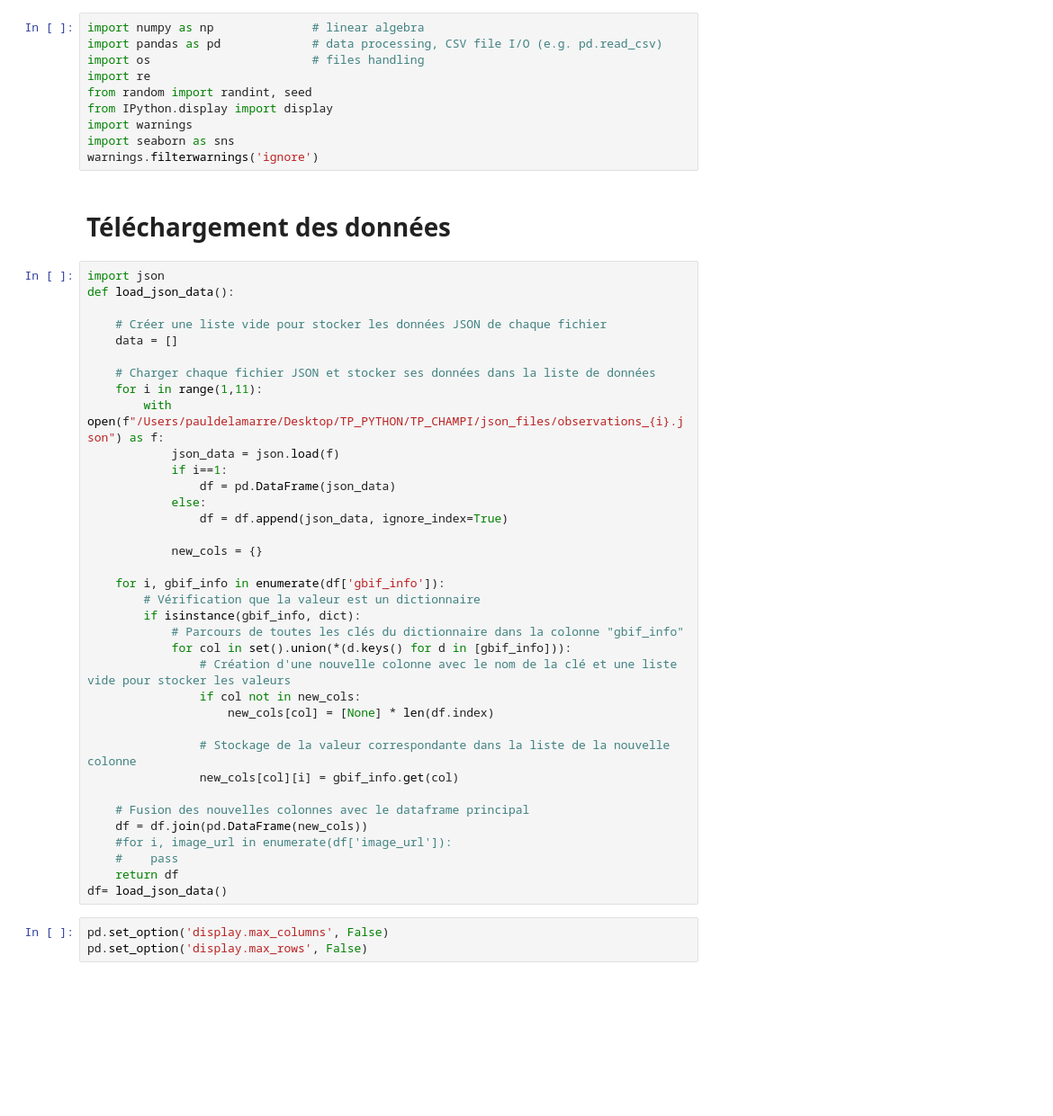
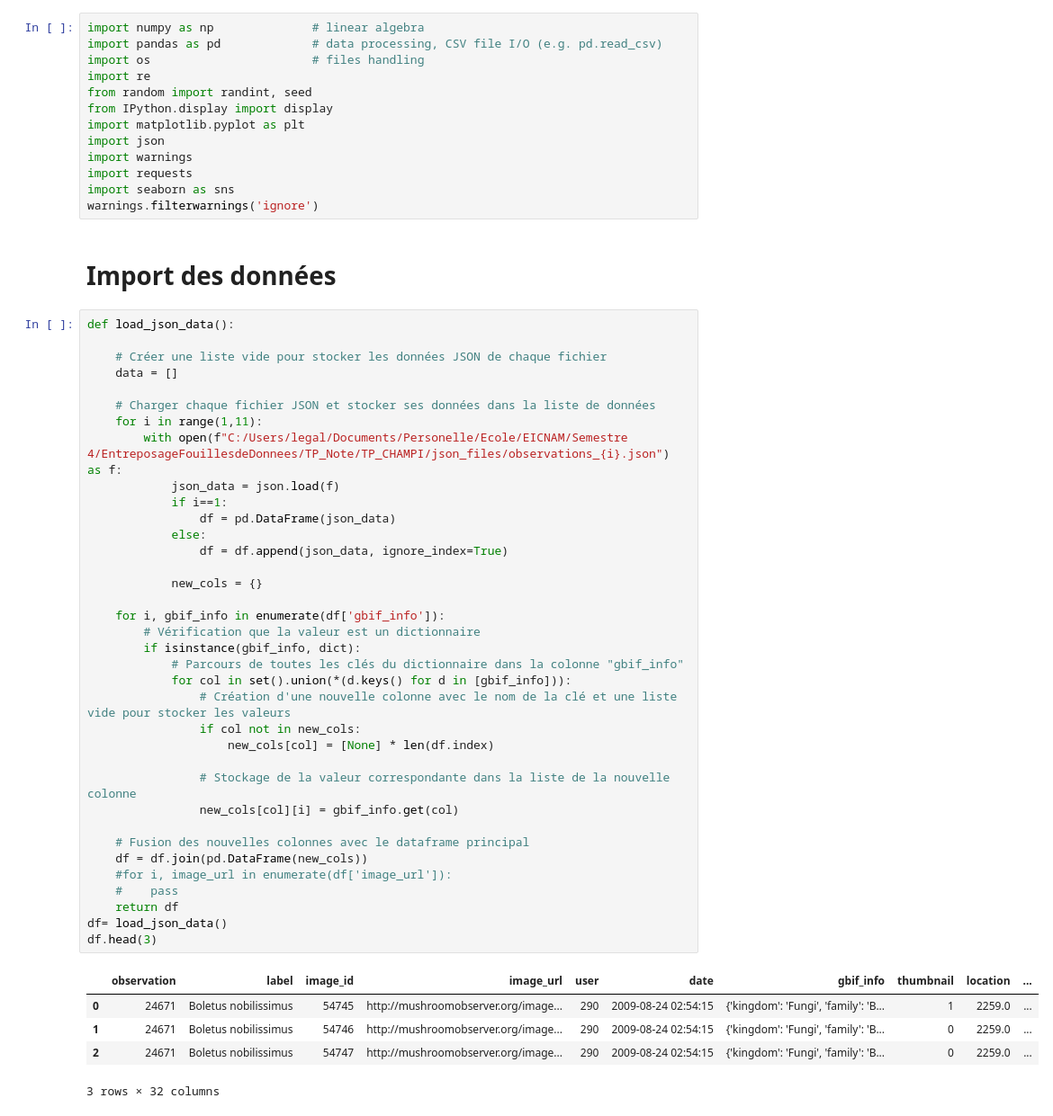
Before and after one commit to PaulDelamarre/TP_CHAMPI, a Jupyter notebook: CHAMPI.ipynb, the cells around one changed output. Shown at 90% size. Saved outputs shown, nothing was run; the diff lists cells and outputs as text; blank space fills up the shorter version.

```diff
--- a/CHAMPI.ipynb
+++ b/CHAMPI.ipynb
@@ -28,47 +7,53 @@ import os                       # files handling
 import re
 from random import randint, seed
 from IPython.display import display
+import matplotlib.pyplot as plt
+import json
 import warnings
+import requests
 import seaborn as sns
 warnings.filterwarnings('ignore')
 # %% [markdown]
-# Téléchargement des données
+# Import des données
 # %%
-import json
 def load_json_data():
 
     # Créer une liste vide pour stocker les données JSON de chaque fichier
     data = []
 
     # Charger chaque fichier JSON et stocker ses données dans la liste de données
     for i in range(1,11):
-        with open(f"/Users/pauldelamarre/Desktop/TP_PYTHON/TP_CHAMPI/json_files/observations_{i}.json") as f:
+        with open(f"C:/Users/legal/Documents/Personelle/Ecole/EICNAM/Semestre 4/EntreposageFouillesdeDonnees/TP_Note/TP_CHAMPI/json_files/observations_{i}.json") as f:
             json_data = json.load(f)
             if i==1:
                 df = pd.DataFrame(json_data)
             else:
                 df = df.append(json_data, ignore_index=True)
 
             new_cols = {}
 
     for i, gbif_info in enumerate(df['gbif_info']):
         # Vérification que la valeur est un dictionnaire
         if isinstance(gbif_info, dict):
             # Parcours de toutes les clés du dictionnaire dans la colonne "gbif_info"
             for col in set().union(*(d.keys() for d in [gbif_info])):
                 # Création d'une nouvelle colonne avec le nom de la clé et une liste vide pour stocker les valeurs
                 if col not in new_cols:
                     new_cols[col] = [None] * len(df.index)
 
                 # Stockage de la valeur correspondante dans la liste de la nouvelle colonne
                 new_cols[col][i] = gbif_info.get(col)
 
     # Fusion des nouvelles colonnes avec le dataframe principal
     df = df.join(pd.DataFrame(new_cols))
     #for i, image_url in enumerate(df['image_url']):
     #    pass
     return df
 df= load_json_data()
+df.head(3)
+# %% [output]
+|  | observation | label | image_id | image_url | user | date | gbif_info | thumbnail | location | ... |
+| 0 | 24671 | Boletus nobilissimus | 54745 | http://mushroomobserver.org/image... | 290 | 2009-08-24 02:54:15 | {'kingdom': 'Fungi', 'family': 'B... | 1 | 2259.0 | ... |
+| 1 | 24671 | Boletus nobilissimus | 54746 | http://mushroomobserver.org/image... | 290 | 2009-08-24 02:54:15 | {'kingdom': 'Fungi', 'family': 'B... | 0 | 2259.0 | ... |
+| 2 | 24671 | Boletus nobilissimus | 54747 | http://mushroomobserver.org/image... | 290 | 2009-08-24 02:54:15 | {'kingdom': 'Fungi', 'family': 'B... | 0 | 2259.0 | ... |
+3 rows × 32 columns
-# %%
-pd.set_option('display.max_columns', False)
-pd.set_option('display.max_rows', False)
```
Also changed, not shown: parts of 48 cells of this notebook.
